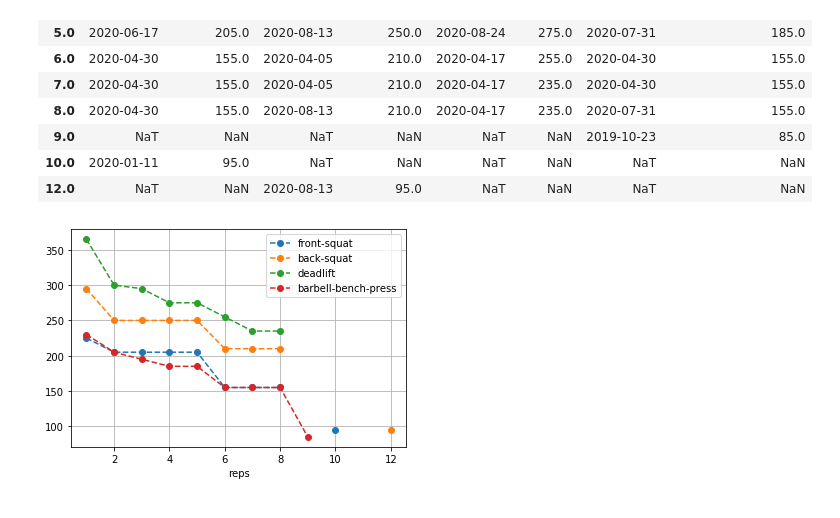
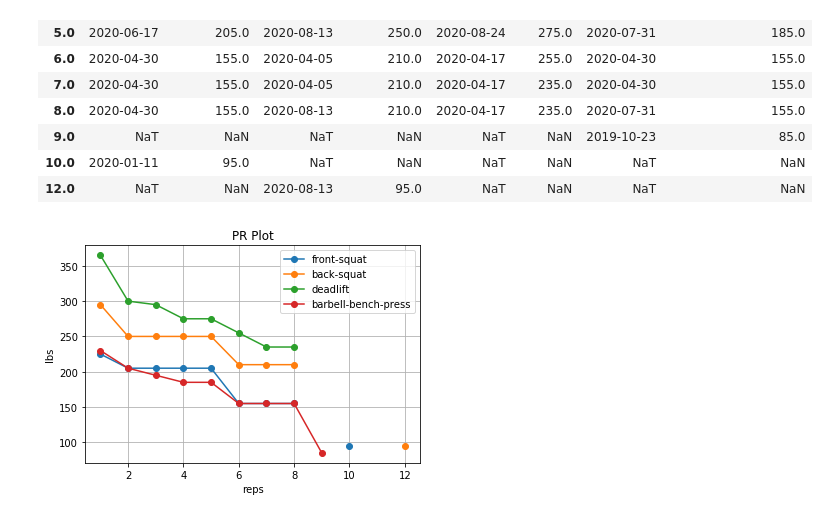
Before and after one commit to hnagib/WodUp-Scraper, a Jupyter notebook: notebooks/hn-wodup-crawler.ipynb, the cells around one changed output. Drawn from its saved outputs; the diff is of its cells as text; code cells hidden in the pictures.

```diff
--- a/notebooks/hn-wodup-crawler.ipynb
+++ b/notebooks/hn-wodup-crawler.ipynb
@@ -146,7 +146,9 @@ df_pr
 | 10.0 | 2020-01-11 | 95.0 | NaT | NaN | NaT | NaN | NaT | NaN |
 | 12.0 | NaT | NaN | 2020-08-13 | 95.0 | NaT | NaN | NaT | NaN |
 # %%
-df_pr.drop(columns=['date']).plot(style='o--');
+df_pr.drop(columns=['date']).plot(style='o-');
 plt.grid()
+plt.ylabel('lbs');
+plt.title('PR Plot');
 # %% [output]
-[figure, old version]
+[figure, new version]
```
Also changed, not shown: parts of 2 cells of this notebook.
